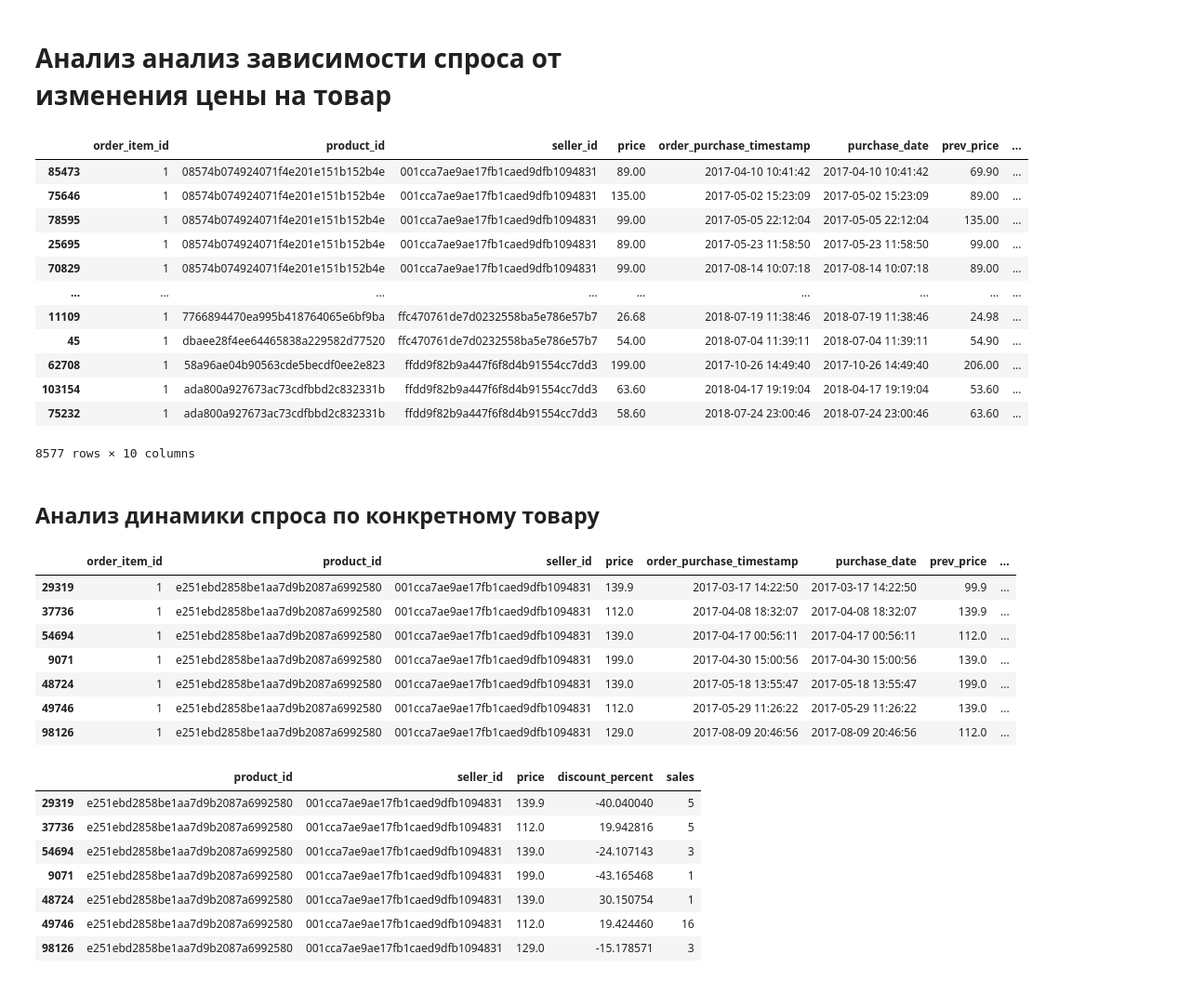
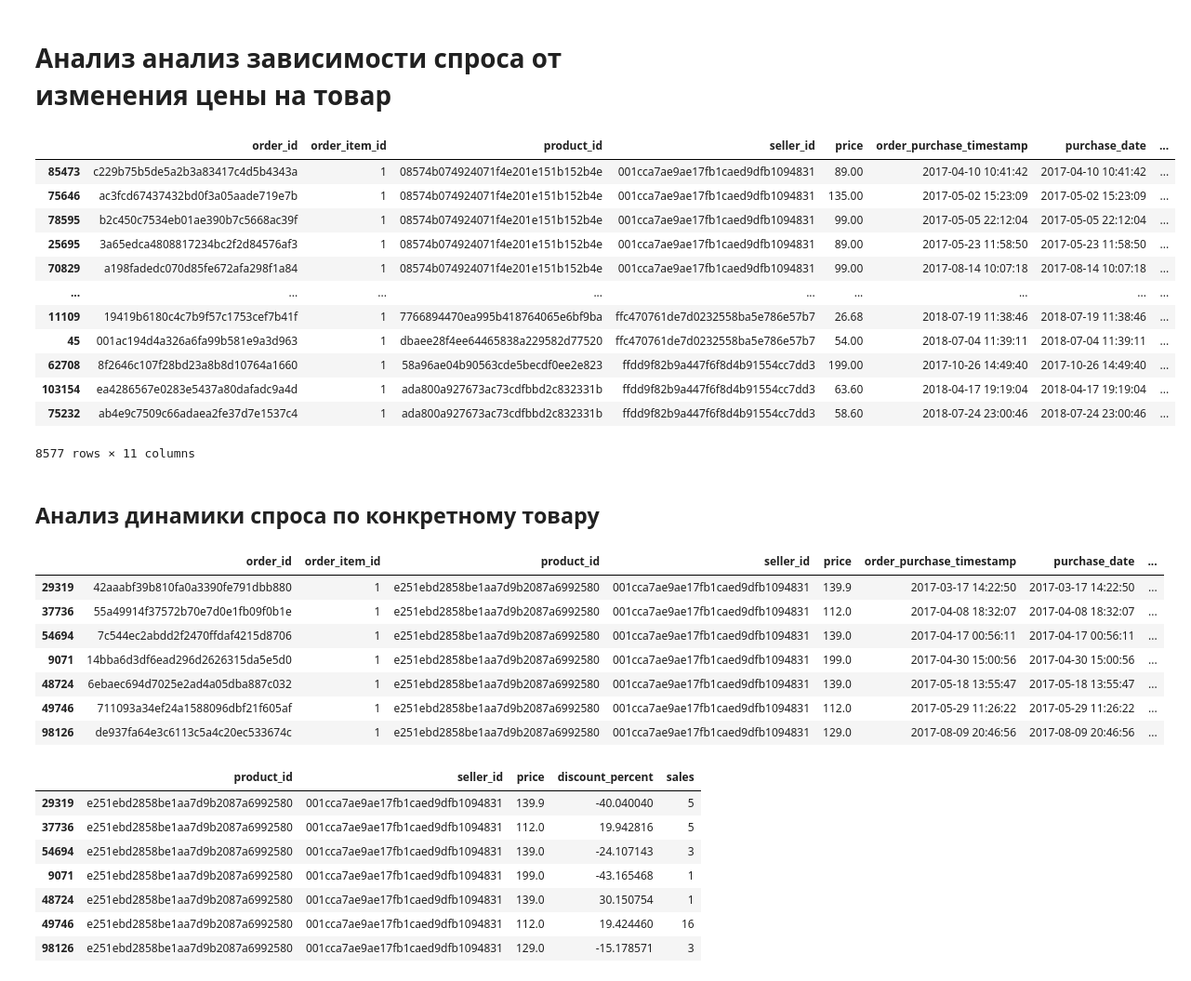
Before and after one commit to aliakseizvertouski/olist, a Jupyter notebook: olist_fin.ipynb, the cells around one changed output. Shown at 93% size. Saved outputs shown, nothing was run; the diff lists cells and outputs as text; code cells hidden in the pictures.

```diff
--- a/olist_fin.ipynb
+++ b/olist_fin.ipynb
@@ -56,47 +63,47 @@ df_prices = order_items[['order_id', 'order_item_id', 'product_id', 'seller_id',
 
 df_prices['purchase_date'] = pd.to_datetime(df_prices['order_purchase_timestamp'])
 df_prices = df_prices.sort_values(by=['seller_id', 'product_id', 'purchase_date'])
 
 
 df_prices['prev_price'] = df_prices.groupby(['seller_id', 'product_id'])['price'].shift(1)
 df_prices['discount_percent'] = ((df_prices['prev_price'] - df_prices['price']) / df_prices['prev_price']) * 100
 df_prices['discount_percent'] = df_prices['discount_percent'].fillna(0)
 
-df_prices = df_prices.drop(columns=['order_id'])
+# df_prices = df_prices.drop(columns=['order_id'])
 
 def f(arr):
     rank = 0
     values = arr.tolist()
     result = [0] * len(values)
     for idx, value in enumerate(values):
         if value != values[idx - 1]:
             rank += 1
         result[idx] = rank
     return pd.Series(result, index=arr.index)
 
 df_prices['price_period_rank'] = df_prices.groupby(['seller_id', 'product_id'])['price'].transform(f)
 
 df_prices['sales'] = df_prices.groupby(['seller_id', 'product_id', 'price_period_rank'])['price_period_rank'].transform('size')
 
 df_prices = df_prices[df_prices['discount_percent'] != 0]
 
 # df_prices['next_sales'] = df_prices.groupby(['seller_id', 'product_id'])['sales'].shift(-1)
 
 df_prices
 # %% [output]
-|  | order_item_id | product_id | seller_id | price | order_purchase_timestamp | purchase_date | prev_price | ... |
-| 85473 | 1 | 08574b074924071f4e201e151b152b4e | 001cca7ae9ae17fb1caed9dfb1094831 | 89.00 | 2017-04-10 10:41:42 | 2017-04-10 10:41:42 | 69.90 | ... |
-| 75646 | 1 | 08574b074924071f4e201e151b152b4e | 001cca7ae9ae17fb1caed9dfb1094831 | 135.00 | 2017-05-02 15:23:09 | 2017-05-02 15:23:09 | 89.00 | ... |
-| 78595 | 1 | 08574b074924071f4e201e151b152b4e | 001cca7ae9ae17fb1caed9dfb1094831 | 99.00 | 2017-05-05 22:12:04 | 2017-05-05 22:12:04 | 135.00 | ... |
-| 25695 | 1 | 08574b074924071f4e201e151b152b4e | 001cca7ae9ae17fb1caed9dfb1094831 | 89.00 | 2017-05-23 11:58:50 | 2017-05-23 11:58:50 | 99.00 | ... |
-| 70829 | 1 | 08574b074924071f4e201e151b152b4e | 001cca7ae9ae17fb1caed9dfb1094831 | 99.00 | 2017-08-14 10:07:18 | 2017-08-14 10:07:18 | 89.00 | ... |
+|  | order_id | order_item_id | product_id | seller_id | price | order_purchase_timestamp | purchase_date | ... |
+| 85473 | c229b75b5de5a2b3a83417c4d5b4343a | 1 | 08574b074924071f4e201e151b152b4e | 001cca7ae9ae17fb1caed9dfb1094831 | 89.00 | 2017-04-10 10:41:42 | 2017-04-10 10:41:42 | ... |
+| 75646 | ac3fcd67437432bd0f3a05aade719e7b | 1 | 08574b074924071f4e201e151b152b4e | 001cca7ae9ae17fb1caed9dfb1094831 | 135.00 | 2017-05-02 15:23:09 | 2017-05-02 15:23:09 | ... |
+| 78595 | b2c450c7534eb01ae390b7c5668ac39f | 1 | 08574b074924071f4e201e151b152b4e | 001cca7ae9ae17fb1caed9dfb1094831 | 99.00 | 2017-05-05 22:12:04 | 2017-05-05 22:12:04 | ... |
+| 25695 | 3a65edca4808817234bc2f2d84576af3 | 1 | 08574b074924071f4e201e151b152b4e | 001cca7ae9ae17fb1caed9dfb1094831 | 89.00 | 2017-05-23 11:58:50 | 2017-05-23 11:58:50 | ... |
+| 70829 | a198fadedc070d85fe672afa298f1a84 | 1 | 08574b074924071f4e201e151b152b4e | 001cca7ae9ae17fb1caed9dfb1094831 | 99.00 | 2017-08-14 10:07:18 | 2017-08-14 10:07:18 | ... |
 | ... | ... | ... | ... | ... | ... | ... | ... | ... |
-| 11109 | 1 | 7766894470ea995b418764065e6bf9ba | ffc470761de7d0232558ba5e786e57b7 | 26.68 | 2018-07-19 11:38:46 | 2018-07-19 11:38:46 | 24.98 | ... |
-| 45 | 1 | dbaee28f4ee64465838a229582d77520 | ffc470761de7d0232558ba5e786e57b7 | 54.00 | 2018-07-04 11:39:11 | 2018-07-04 11:39:11 | 54.90 | ... |
-| 62708 | 1 | 58a96ae04b90563cde5becdf0ee2e823 | ffdd9f82b9a447f6f8d4b91554cc7dd3 | 199.00 | 2017-10-26 14:49:40 | 2017-10-26 14:49:40 | 206.00 | ... |
-| 103154 | 1 | ada800a927673ac73cdfbbd2c832331b | ffdd9f82b9a447f6f8d4b91554cc7dd3 | 63.60 | 2018-04-17 19:19:04 | 2018-04-17 19:19:04 | 53.60 | ... |
-| 75232 | 1 | ada800a927673ac73cdfbbd2c832331b | ffdd9f82b9a447f6f8d4b91554cc7dd3 | 58.60 | 2018-07-24 23:00:46 | 2018-07-24 23:00:46 | 63.60 | ... |
+| 11109 | 19419b6180c4c7b9f57c1753cef7b41f | 1 | 7766894470ea995b418764065e6bf9ba | ffc470761de7d0232558ba5e786e57b7 | 26.68 | 2018-07-19 11:38:46 | 2018-07-19 11:38:46 | ... |
+| 45 | 001ac194d4a326a6fa99b581e9a3d963 | 1 | dbaee28f4ee64465838a229582d77520 | ffc470761de7d0232558ba5e786e57b7 | 54.00 | 2018-07-04 11:39:11 | 2018-07-04 11:39:11 | ... |
+| 62708 | 8f2646c107f28bd23a8b8d10764a1660 | 1 | 58a96ae04b90563cde5becdf0ee2e823 | ffdd9f82b9a447f6f8d4b91554cc7dd3 | 199.00 | 2017-10-26 14:49:40 | 2017-10-26 14:49:40 | ... |
+| 103154 | ea4286567e0283e5437a80dafadc9a4d | 1 | ada800a927673ac73cdfbbd2c832331b | ffdd9f82b9a447f6f8d4b91554cc7dd3 | 63.60 | 2018-04-17 19:19:04 | 2018-04-17 19:19:04 | ... |
+| 75232 | ab4e9c7509c66adaea2fe37d7e1537c4 | 1 | ada800a927673ac73cdfbbd2c832331b | ffdd9f82b9a447f6f8d4b91554cc7dd3 | 58.60 | 2018-07-24 23:00:46 | 2018-07-24 23:00:46 | ... |
-8577 rows × 10 columns
+8577 rows × 11 columns
 # %% [markdown]
 ## Анализ динамики спроса по конкретному товару
 # %%
@@ -110,14 +117,14 @@ target_product_data = target_seller_data[target_seller_data['product_id'] == tar
 
 target_product_data
 # %% [output]
-|  | order_item_id | product_id | seller_id | price | order_purchase_timestamp | purchase_date | prev_price | ... |
-| 29319 | 1 | e251ebd2858be1aa7d9b2087a6992580 | 001cca7ae9ae17fb1caed9dfb1094831 | 139.9 | 2017-03-17 14:22:50 | 2017-03-17 14:22:50 | 99.9 | ... |
-| 37736 | 1 | e251ebd2858be1aa7d9b2087a6992580 | 001cca7ae9ae17fb1caed9dfb1094831 | 112.0 | 2017-04-08 18:32:07 | 2017-04-08 18:32:07 | 139.9 | ... |
-| 54694 | 1 | e251ebd2858be1aa7d9b2087a6992580 | 001cca7ae9ae17fb1caed9dfb1094831 | 139.0 | 2017-04-17 00:56:11 | 2017-04-17 00:56:11 | 112.0 | ... |
-| 9071 | 1 | e251ebd2858be1aa7d9b2087a6992580 | 001cca7ae9ae17fb1caed9dfb1094831 | 199.0 | 2017-04-30 15:00:56 | 2017-04-30 15:00:56 | 139.0 | ... |
-| 48724 | 1 | e251ebd2858be1aa7d9b2087a6992580 | 001cca7ae9ae17fb1caed9dfb1094831 | 139.0 | 2017-05-18 13:55:47 | 2017-05-18 13:55:47 | 199.0 | ... |
-| 49746 | 1 | e251ebd2858be1aa7d9b2087a6992580 | 001cca7ae9ae17fb1caed9dfb1094831 | 112.0 | 2017-05-29 11:26:22 | 2017-05-29 11:26:22 | 139.0 | ... |
-| 98126 | 1 | e251ebd2858be1aa7d9b2087a6992580 | 001cca7ae9ae17fb1caed9dfb1094831 | 129.0 | 2017-08-09 20:46:56 | 2017-08-09 20:46:56 | 112.0 | ... |
+|  | order_id | order_item_id | product_id | seller_id | price | order_purchase_timestamp | purchase_date | ... |
+| 29319 | 42aaabf39b810fa0a3390fe791dbb880 | 1 | e251ebd2858be1aa7d9b2087a6992580 | 001cca7ae9ae17fb1caed9dfb1094831 | 139.9 | 2017-03-17 14:22:50 | 2017-03-17 14:22:50 | ... |
+| 37736 | 55a49914f37572b70e7d0e1fb09f0b1e | 1 | e251ebd2858be1aa7d9b2087a6992580 | 001cca7ae9ae17fb1caed9dfb1094831 | 112.0 | 2017-04-08 18:32:07 | 2017-04-08 18:32:07 | ... |
+| 54694 | 7c544ec2abdd2f2470ffdaf4215d8706 | 1 | e251ebd2858be1aa7d9b2087a6992580 | 001cca7ae9ae17fb1caed9dfb1094831 | 139.0 | 2017-04-17 00:56:11 | 2017-04-17 00:56:11 | ... |
+| 9071 | 14bba6d3df6ead296d2626315da5e5d0 | 1 | e251ebd2858be1aa7d9b2087a6992580 | 001cca7ae9ae17fb1caed9dfb1094831 | 199.0 | 2017-04-30 15:00:56 | 2017-04-30 15:00:56 | ... |
+| 48724 | 6ebaec694d7025e2ad4a05dba887c032 | 1 | e251ebd2858be1aa7d9b2087a6992580 | 001cca7ae9ae17fb1caed9dfb1094831 | 139.0 | 2017-05-18 13:55:47 | 2017-05-18 13:55:47 | ... |
+| 49746 | 711093a34ef24a1588096dbf21f605af | 1 | e251ebd2858be1aa7d9b2087a6992580 | 001cca7ae9ae17fb1caed9dfb1094831 | 112.0 | 2017-05-29 11:26:22 | 2017-05-29 11:26:22 | ... |
+| 98126 | de937fa64e3c6113c5a4c20ec533674c | 1 | e251ebd2858be1aa7d9b2087a6992580 | 001cca7ae9ae17fb1caed9dfb1094831 | 129.0 | 2017-08-09 20:46:56 | 2017-08-09 20:46:56 | ... |
 # %%
 stats = target_product_data[['product_id','seller_id','price', 'discount_percent','sales']]
 stats
```
Also changed, not shown: parts of 3 cells of this notebook.
